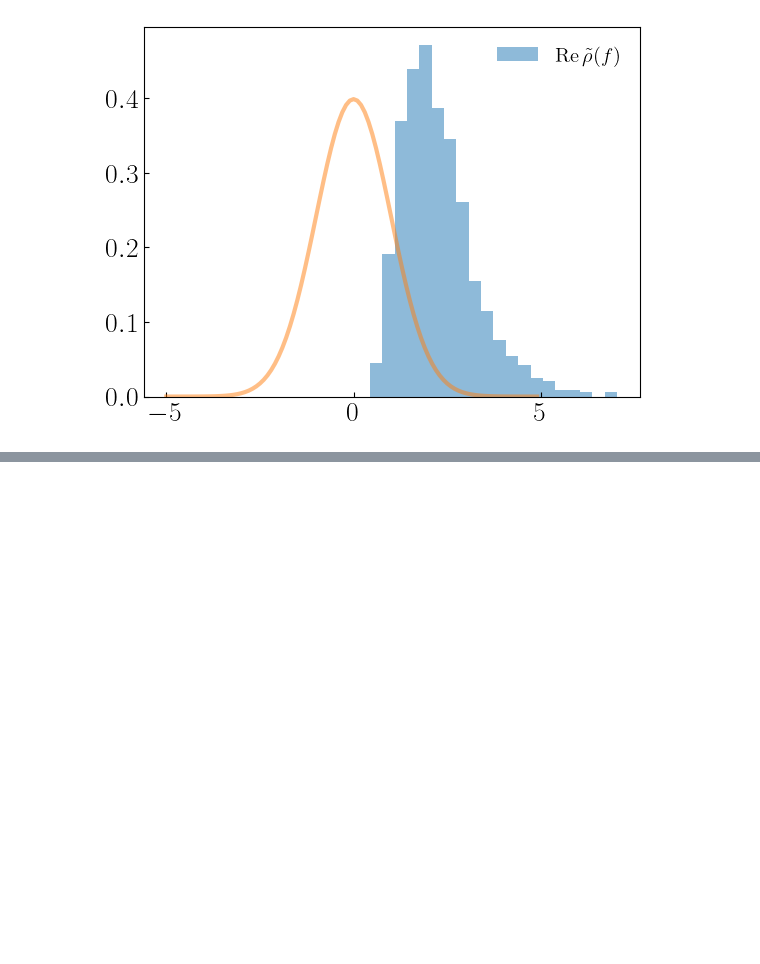
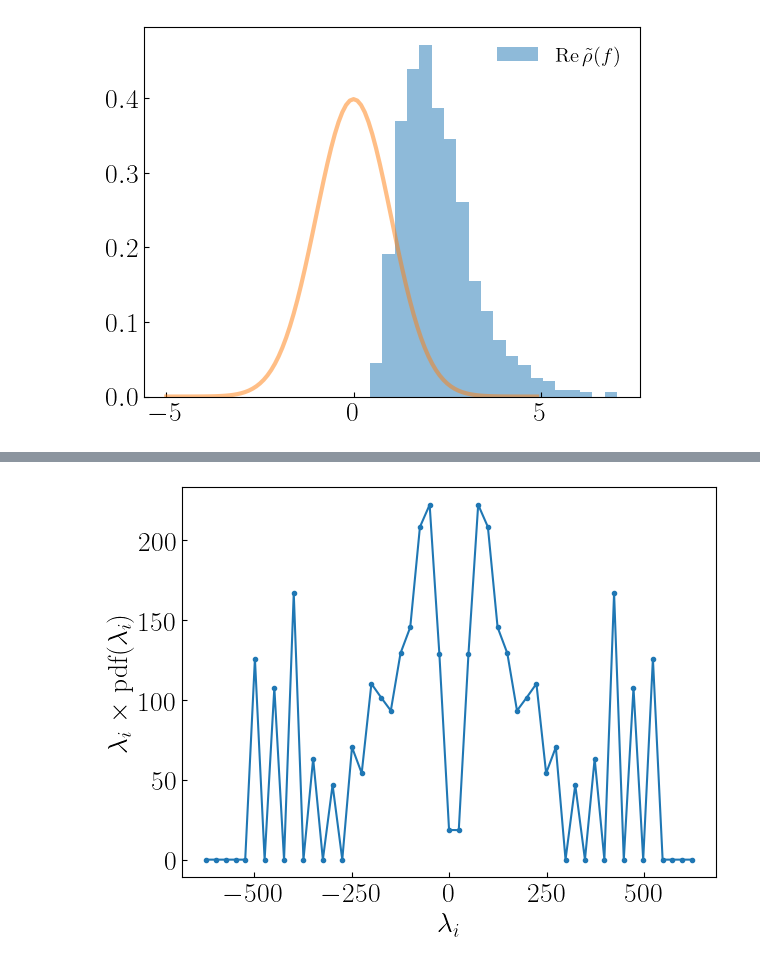
Before and after one commit to hjkim0620/ULDM_PTA_Likelihood, a Jupyter notebook: ULDM_PTA_Likelihood.ipynb, the cells around one changed output, grey strips where cells are left out. Cells and saved outputs as stored; diff of their text form; code cells hidden in the pictures; blank space fills up the shorter version.

```diff
--- a/ULDM_PTA_Likelihood.ipynb
+++ b/ULDM_PTA_Likelihood.ipynb
@@ -415,0 +385,21 @@ plt.legend()
+# %%
+count, bins = np.histogram(eigs, bins=50, density=True)
+# %%
+tmp = []
+for i in range(len(bins)):
+    if i ==0:
+        curr = eigs[(eigs > -np.inf) & (eigs < bins[i])]
+    curr = eigs[(eigs > bins[i-1]) & (eigs < bins[i])]
+    if len(curr) != 0:
+        tmp.append(np.mean(curr) * len(curr)/len(eigs))
+    else:
+        tmp.append(0)
+# %%
+plt.plot(bins,tmp, '.-')
+plt.xlabel(r'$\textrm{$\lambda_i$}$')
+plt.ylabel(r'$\textrm{$\lambda_i$ $\times$ pdf$(\lambda_i)$}$')
+
+plt.tight_layout()
+plt.savefig('./figs/eig_mean_dist.pdf')
+# %% [output]
+[figure, added]
```
Also changed, not shown: parts of 29 cells of this notebook, 8 other files.
